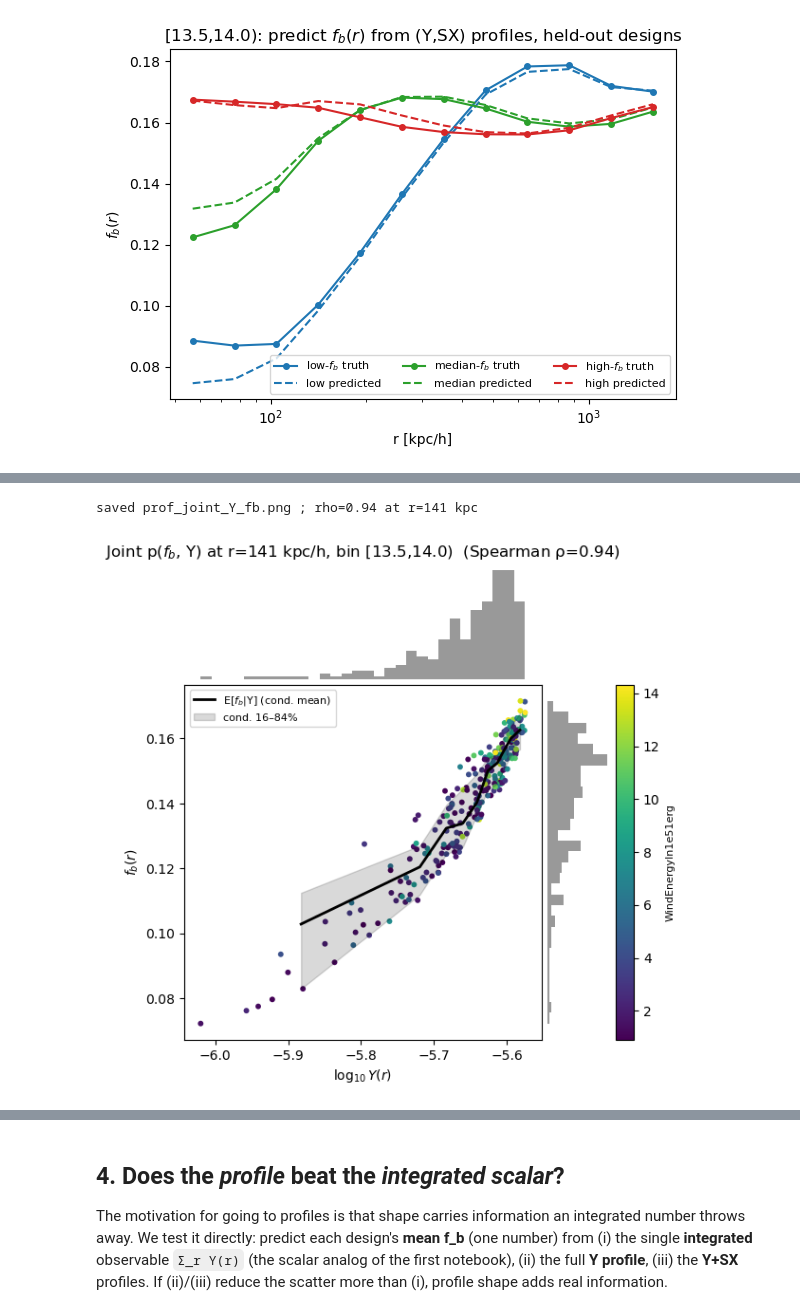
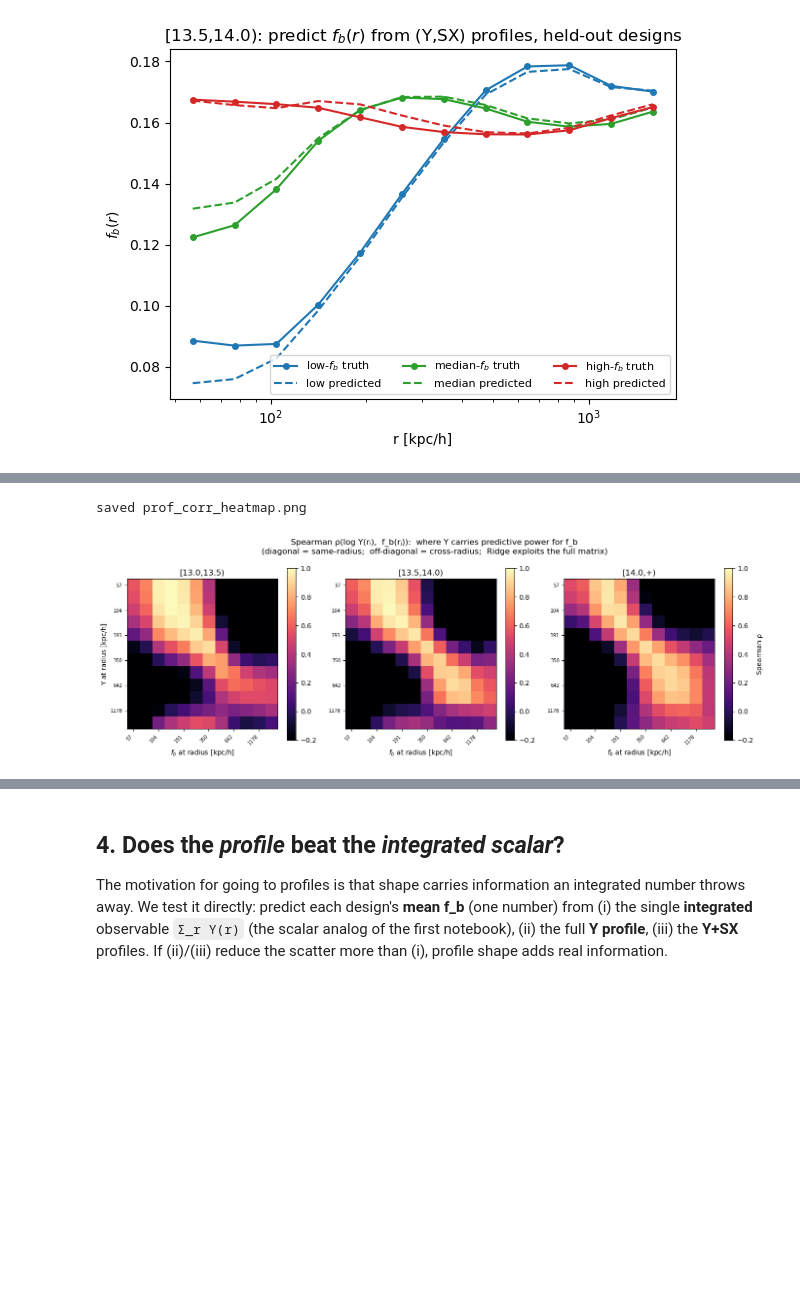
Before and after one commit to Maxelee/BIND, a Jupyter notebook: profile_fb_map.ipynb, the cells around one changed output, grey strips where cells are left out. Drawn from its saved outputs; the diff is of its cells as text; code cells hidden in the pictures; blank space fills up the shorter version.

```diff
--- a/profile_fb_map.ipynb
+++ b/profile_fb_map.ipynb
@@ -358,37 +358,29 @@ held-out reduction can exceed the per-radius correlation.
 # %%
 from scipy.stats import spearmanr
-from matplotlib.gridspec import GridSpec
-des=np.load(SOBOL/'design.npz',allow_pickle=True)
-astro=des['design_astro_phys']; aname=list(des['astro_names'])
-pname='WindEnergyIn1e51erg'; pval=astro[:,aname.index(pname)]   # (256,) feedback colour
 
-b=1; lbl=MLBL[b]                                   # middle mass bin (clean, single mass)
-ri=int(np.nanargmax(prof_res[('Y',lbl)]['red']))   # peak-information radius for Y
-x=np.log10(prof['Y'][:,b,ri]); y=prof['fb'][:,b,ri]
-rho=spearmanr(x,y).statistic
+# Spearman ρ(log Y(rᵢ), f_b(rⱼ)) heatmap — the full cross-radius information structure
+fig, axes = plt.subplots(1, 3, figsize=(14, 4.5))
+for b, lbl in enumerate(MLBL):
+    ax = axes[b]
+    Ymat = np.log10(np.clip(prof['Y'][:,b,:], 1e-30, None))
+    Fmat = prof['fb'][:,b,:]
+    rho_mat = np.array([[spearmanr(Ymat[:,i], Fmat[:,j]).statistic
+                         for j in range(nr)] for i in range(nr)])
+    im = ax.imshow(rho_mat, vmin=-0.2, vmax=1, cmap='magma', origin='upper', aspect='equal')
+    ticks = list(range(0, nr, 2))
+    ax.set_xticks(ticks); ax.set_xticklabels([f'{r[k]:.0f}' for k in ticks], rotation=45, ha='right', fontsize=7)
+    ax.set_yticks(ticks); ax.set_yticklabels([f'{r[k]:.0f}' for k in ticks], fontsize=7)
+    ax.set_title(lbl)
+    if b == 0: ax.set_ylabel('Y at radius [kpc/h]')
+    ax.set_xlabel('$f_b$ at radius [kpc/h]')
+    fig.colorbar(im, ax=ax, label='Spearman ρ' if b == 2 else '')
 
-fig=plt.figure(figsize=(6.5,6.5))
-gs=GridSpec(4,4,fig,hspace=0.05,wspace=0.05)
-axm=fig.add_subplot(gs[1:,:3]); axt=fig.add_subplot(gs[0,:3],sharex=axm)
-axr=fig.add_subplot(gs[1:,3],sharey=axm)
-sc=axm.scatter(x,y,c=pval,cmap='viridis',s=18,edgecolor='none')
-# conditional mean E[f_b|Y] via Y-deciles + 16-84 band (this is what Ridge approximates)
-qe=np.quantile(x,np.linspace(0,1,11)); xc=0.5*(qe[1:]+qe[:-1])
-med=[];lo=[];hi=[]
-for k in range(10):
-    m=(x>=qe[k])&(x<=qe[k+1]); yy=y[m]
-    med.append(np.median(yy)); lo.append(np.percentile(yy,16)); hi.append(np.percentile(yy,84))
-axm.plot(xc,med,'k-',lw=2,label='E[$f_b$|Y] (cond. mean)')
-axm.fill_between(xc,lo,hi,color='k',alpha=0.15,label='cond. 16–84%')
-axm.set_xlabel('$\\log_{10} Y(r)$'); axm.set_ylabel('$f_b(r)$')
-axm.legend(loc='upper left',fontsize=8)
-axt.hist(x,bins=30,color='0.6'); axt.axis('off')
-axr.hist(y,bins=30,orientation='horizontal',color='0.6'); axr.axis('off')
-cb=fig.colorbar(sc,ax=axr,fraction=0.4,pad=0.05); cb.set_label(pname,fontsize=8)
-axt.set_title(f'Joint p($f_b$, Y) at r={r[ri]:.0f} kpc/h, bin {lbl}  (Spearman ρ={rho:.2f})')
-fig.savefig(FIG/'prof_joint_Y_fb.png',dpi=130,bbox_inches='tight')
-print('saved prof_joint_Y_fb.png ; rho=%.2f at r=%.0f kpc'%(rho,r[ri]))
+fig.suptitle('Spearman ρ(log Y(rᵢ),  f_b(rⱼ)):  where Y carries predictive power for f_b\n'
+             '(diagonal = same-radius;  off-diagonal = cross-radius;  Ridge exploits the full matrix)')
+fig.tight_layout()
+fig.savefig(FIG/'prof_corr_heatmap.png', dpi=130)
+print('saved prof_corr_heatmap.png')
 # %% [output]
-saved prof_joint_Y_fb.png ; rho=0.94 at r=141 kpc
+saved prof_corr_heatmap.png
-[figure, old version]
+[figure, new version]
 # %%
```
Also changed, not shown: parts of 2 cells of this notebook, 18 other files.
